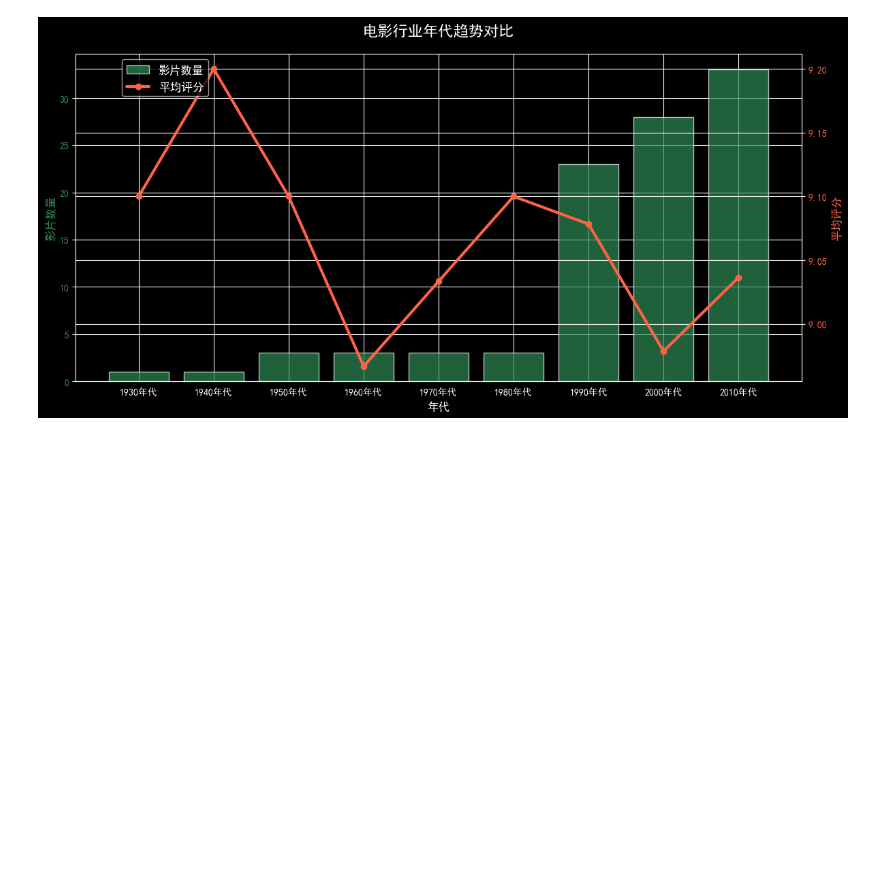
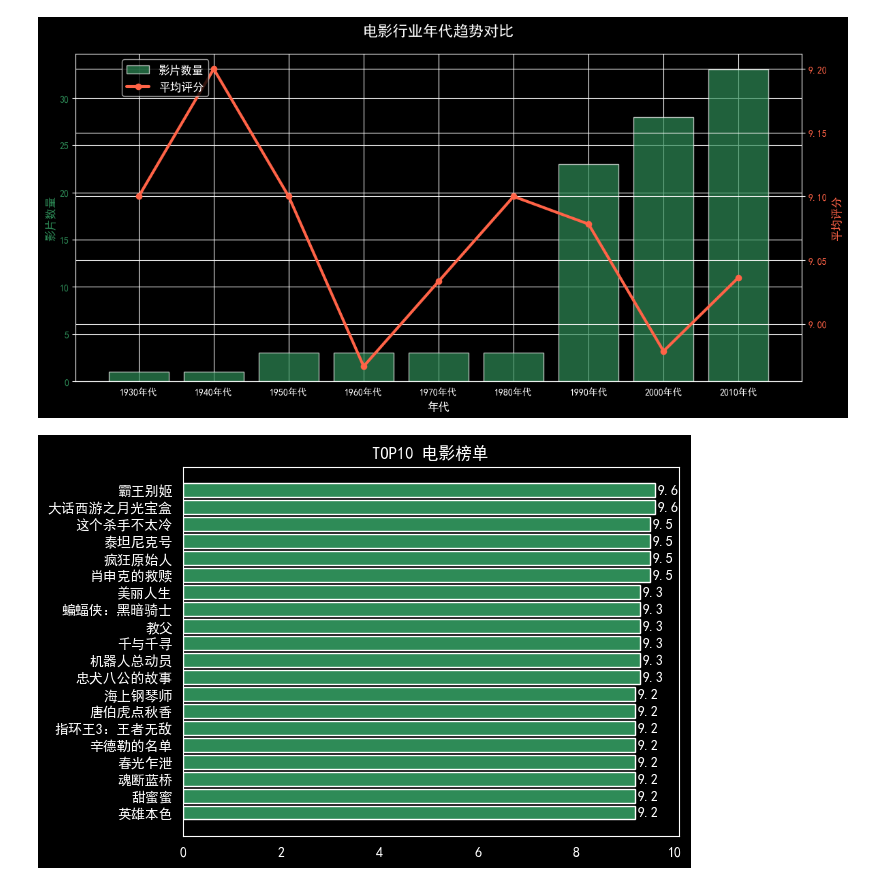
Before and after one commit to banaiwanqi/PracticalLearning, a Jupyter notebook: 猫眼电影数据分析/猫眼电影数据分析.ipynb, the cells around one changed output. Cells and saved outputs as stored; diff of their text form; code cells hidden in the pictures; blank space fills up the shorter version.

```diff
--- a/猫眼电影数据分析/猫眼电影数据分析.ipynb
+++ b/猫眼电影数据分析/猫眼电影数据分析.ipynb
@@ -122,3 +122,8 @@ plot_decade_trend(decade_trend)
 7  2000年代    28  8.978571
 8  2010年代    33  9.036364
 [figure]
+# %%
+#电影top榜
+top_movie(df)
+# %% [output]
+[figure, added]
```
Also changed, not shown: 2 other files.
